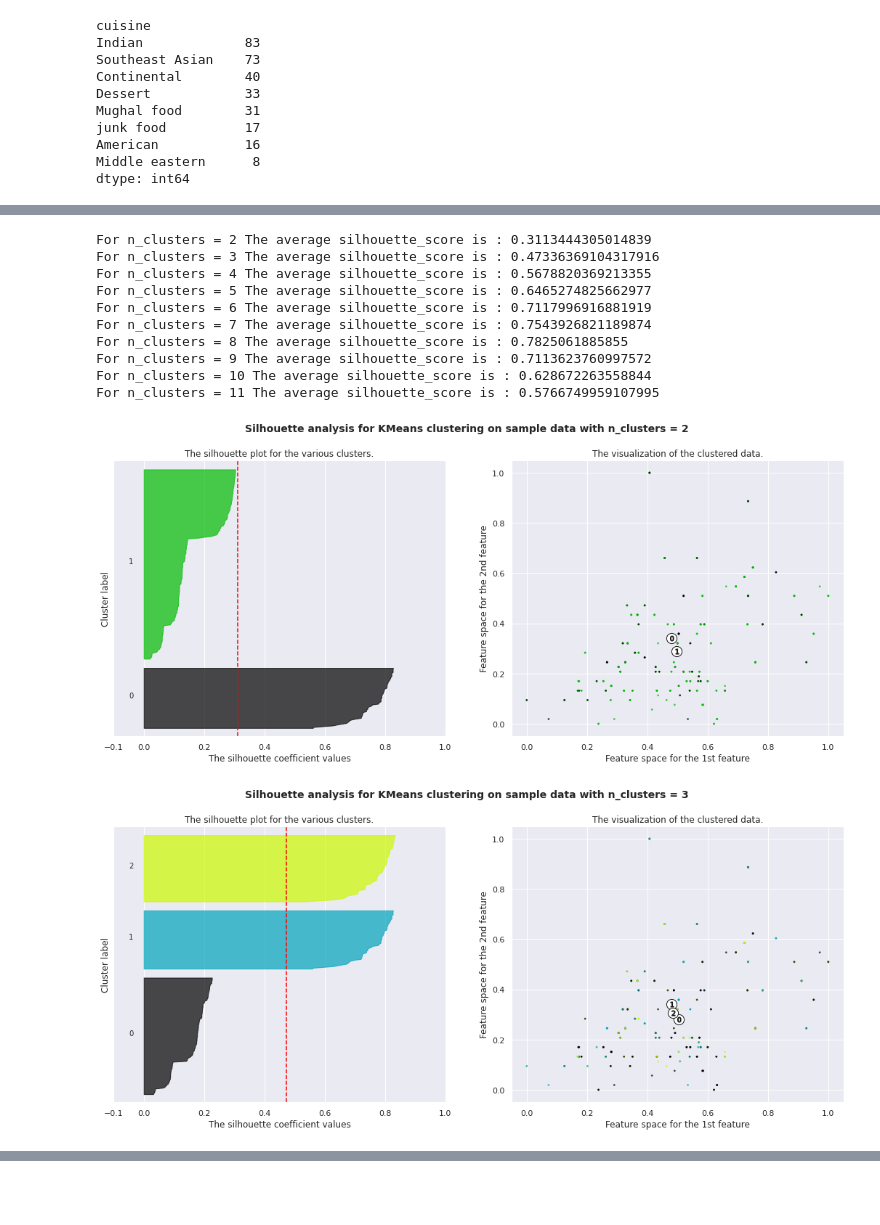
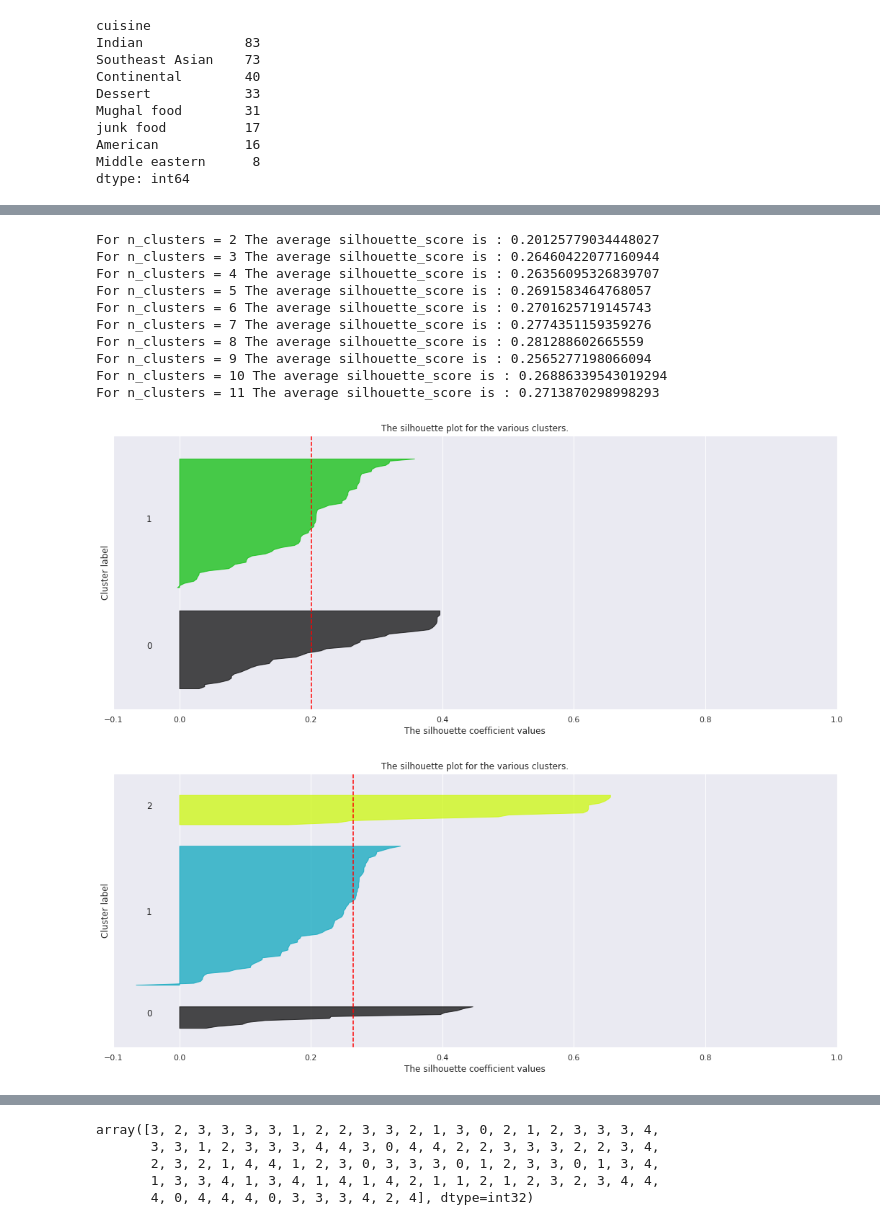
Before and after one commit to dkd99/ZOMATO-RESTAURANT-CLUSTERING-AND-SENTIMENT-ANALYSIS, a Jupyter notebook: ZOMATO_RESTAURANT_CLUSTERING_AND_SENTIMENT_ANALYSIS.ipynb, the cells around one changed output, grey strips where cells are left out. Cells and saved outputs as stored; diff of their text form; code cells hidden in the pictures; blank space fills up the shorter version.

```diff
--- a/ZOMATO_RESTAURANT_CLUSTERING_AND_SENTIMENT_ANALYSIS.ipynb
+++ b/ZOMATO_RESTAURANT_CLUSTERING_AND_SENTIMENT_ANALYSIS.ipynb
@@ -1068,5 +1083,5 @@ df_final.head(5)
 # %%
 ms=MinMaxScaler()
-df_final_scaled=ms.fit_transform(df_final)
+df_final_scaled=ms.fit_transform(df_final[['Rating','Cost']])
 df_final_scaled
 # %% [output]
@@ -1090,0 +1125,2 @@ array([0.9516129 , 0.35849057, 0.        , 0.        , 0.        ,
+# %%
+df_scaled=pd.concat([pd.DataFrame({'Rating':list(df_final_scaled[:,0]),'Cost':list(df_final_scaled[:,1])}),df_final[x]],axis=1)
@@ -1124,7 +1185,7 @@ cluster_errors = []
 
 for num_clusters in cluster_range:
     clusters = KMeans( num_clusters )
-    clusters.fit_transform(df_final_scaled)
+    clusters.fit_transform(df_scaled)
     cluster_errors.append( clusters.inertia_ )
 
 cluster_errors
@@ -1168,3 +1227,5 @@ X=df_final_scaled
+# %%
+X=df_scaled.values
 # %%
 import matplotlib.cm as cm
 # %%
@@ -1172,7 +1233,7 @@ range_n_clusters = list(range(2,12))
 
 for n_clusters in range_n_clusters:
     # Create a subplot with 1 row and 2 columns
-    fig, (ax1, ax2) = plt.subplots(1, 2)
+    fig, (ax1) = plt.subplots(1, 1)
     fig.set_size_inches(18, 7)
 
     # The 1st subplot is the silhouette plot
@@ -1208,62 +1269,42 @@ for n_clusters in range_n_clusters:
         ith_cluster_silhouette_values.sort()
 
         size_cluster_i = ith_cluster_silhouette_values.shape[0]
         y_upper = y_lower + size_cluster_i
 
         color = cm.nipy_spectral(float(i) / n_clusters)
         ax1.fill_betweenx(np.arange(y_lower, y_upper),
                           0, ith_cluster_silhouette_values,
                           facecolor=color, edgecolor=color, alpha=0.7)
 
         # Label the silhouette plots with their cluster numbers at the middle
         ax1.text(-0.05, y_lower + 0.5 * size_cluster_i, str(i))
 
         # Compute the new y_lower for next plot
         y_lower = y_upper + 10  # 10 for the 0 samples
 
     ax1.set_title("The silhouette plot for the various clusters.")
     ax1.set_xlabel("The silhouette coefficient values")
     ax1.set_ylabel("Cluster label")
 
     # The vertical line for average silhouette score of all the values
     ax1.axvline(x=silhouette_avg, color="red", linestyle="--")
 
     ax1.set_yticks([])  # Clear the yaxis labels / ticks
     ax1.set_xticks([-0.1, 0, 0.2, 0.4, 0.6, 0.8, 1])
 
-    # 2nd Plot showing the actual clusters formed
-    colors = cm.nipy_spectral(cluster_labels.astype(float) / n_clusters)
-    ax2.scatter(X[:, 0], X[:, 1], marker='.', s=30, lw=0, alpha=0.7,
-                c=colors, edgecolor='k')
 
-    # Labeling the clusters
-    centers = clusterer.cluster_centers_
-    # Draw white circles at cluster centers
-    ax2.scatter(centers[:, 0], centers[:, 1], marker='o',
-                c="white", alpha=1, s=200, edgecolor='k')
-
-    for i, c in enumerate(centers):
-        ax2.scatter(c[0], c[1], marker='$%d$' % i, alpha=1,
-                    s=50, edgecolor='k')
-
-    ax2.set_title("The visualization of the clustered data.")
-    ax2.set_xlabel("Feature space for the 1st feature")
-    ax2.set_ylabel("Feature space for the 2nd feature")
-    plt.suptitle(("Silhouette analysis for KMeans clustering on sample data "
-                  "with n_clusters = %d" % n_clusters),
-                 fontsize=14, fontweight='bold')
 
 plt.show()
 # %% [output]
-For n_clusters = 2 The average silhouette_score is : 0.3113444305014839
-For n_clusters = 3 The average silhouette_score is : 0.47336369104317916
-For n_clusters = 4 The average silhouette_score is : 0.5678820369213355
-For n_clusters = 5 The average silhouette_score is : 0.6465274825662977
-For n_clusters = 6 The average silhouette_score is : 0.7117996916881919
-For n_clusters = 7 The average silhouette_score is : 0.7543926821189874
-For n_clusters = 8 The average silhouette_score is : 0.7825061885855
-For n_clusters = 9 The average silhouette_score is : 0.7113623760997572
-For n_clusters = 10 The average silhouette_score is : 0.628672263558844
-For n_clusters = 11 The average silhouette_score is : 0.5766749959107995
+For n_clusters = 2 The average silhouette_score is : 0.20125779034448027
+For n_clusters = 3 The average silhouette_score is : 0.26460422077160944
+For n_clusters = 4 The average silhouette_score is : 0.26356095326839707
+For n_clusters = 5 The average silhouette_score is : 0.2691583464768057
+For n_clusters = 6 The average silhouette_score is : 0.2701625719145743
+For n_clusters = 7 The average silhouette_score is : 0.2774351159359276
+For n_clusters = 8 The average silhouette_score is : 0.281288602665559
+For n_clusters = 9 The average silhouette_score is : 0.2565277198066094
+For n_clusters = 10 The average silhouette_score is : 0.26886339543019294
+For n_clusters = 11 The average silhouette_score is : 0.2713870298998293
-[figure, old version]
+[figure, new version]
-[figure, old version]
+[figure, new version]
@@ -1277,0 +1319,10 @@ For n_clusters = 11 The average silhouette_score is : 0.5766749959107995
+# %%
+km = KMeans(n_clusters=5, n_init=1000, max_iter=650, random_state=1)
+predicted_clusters = km.fit_predict(df_scaled)
+predicted_clusters
+# %% [output]
+array([3, 2, 3, 3, 3, 3, 1, 2, 2, 3, 3, 2, 1, 3, 0, 2, 1, 2, 3, 3, 3, 4,
+       3, 3, 1, 2, 3, 3, 3, 4, 4, 3, 0, 4, 4, 2, 2, 3, 3, 3, 2, 2, 3, 4,
+       2, 3, 2, 1, 4, 4, 1, 2, 3, 0, 3, 3, 3, 0, 1, 2, 3, 3, 0, 1, 3, 4,
+       1, 3, 3, 4, 1, 3, 4, 1, 4, 1, 4, 2, 1, 1, 2, 1, 2, 3, 2, 3, 4, 4,
+       4, 0, 4, 4, 4, 0, 3, 3, 3, 4, 2, 4], dtype=int32)
```
Also changed, not shown: parts of 92 cells of this notebook.
